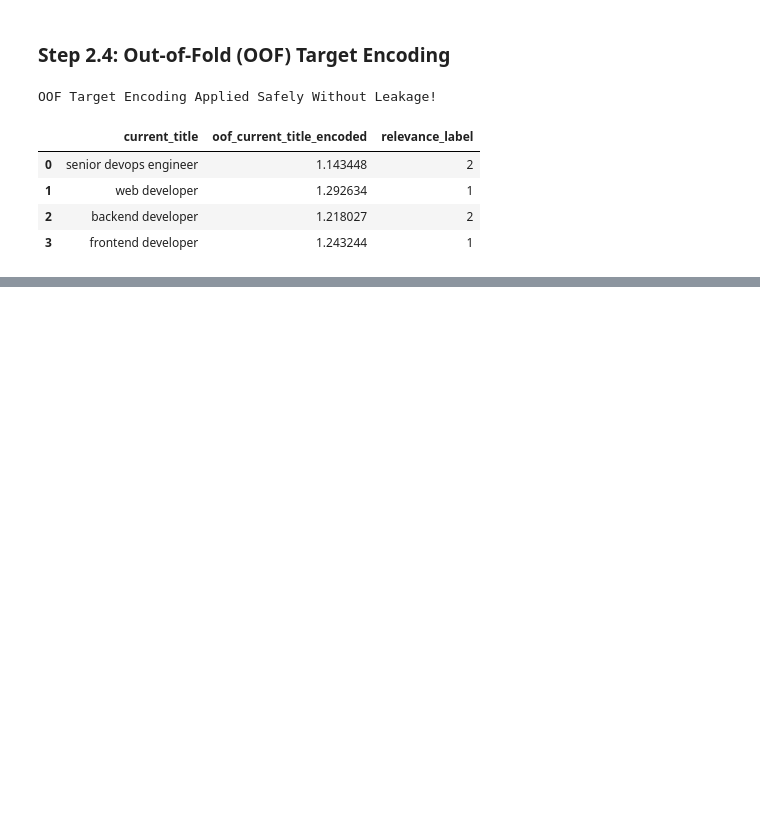
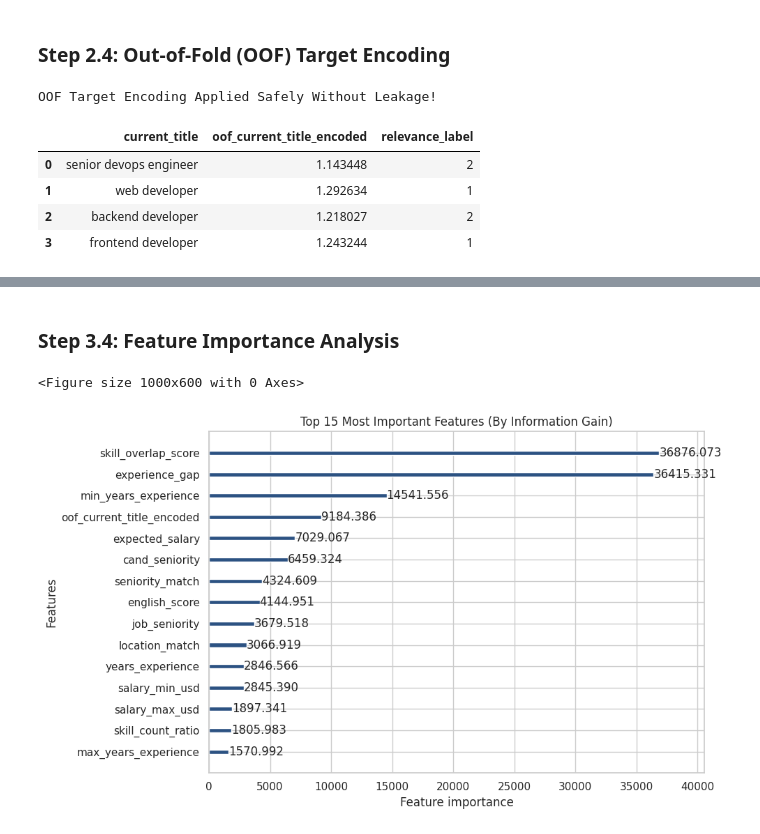
Before and after one commit to Parsa-Saeednia/UT-DataScience-Spring2026, a Jupyter notebook: Assignments/CA3/task3_CandidateRanking.ipynb, the cells around one changed output, grey strips where cells are left out. Saved outputs shown, nothing was run; the diff lists cells and outputs as text; code cells hidden in the pictures; blank space fills up the shorter version.

Commit message:
Implemented ranker model for CA3/task3

```diff
--- a/Assignments/CA3/task3_CandidateRanking.ipynb
+++ b/Assignments/CA3/task3_CandidateRanking.ipynb
@@ -416,0 +447,29 @@ OOF Target Encoding Applied Safely Without Leakage!
+# %%
+# --- 3.2 Query Group Structuring ---
+
+# 1. Sort the datasets by job_id (MANDATORY FOR RANKERS)
+train_set = train_set.sort_values('job_id')
+val_set = val_set.sort_values('job_id')
+
+# 2. Extract group sizes (e.g., Job A has 15 applicants, Job B has 8)
+train_groups = train_set.groupby('job_id').size().to_numpy()
+val_groups = val_set.groupby('job_id').size().to_numpy()
+
+# 3. Define the features we want the model to learn from (Exclude strings and IDs)
+cols_to_drop = [
+    'application_id', 'candidate_id', 'job_id', 'application_date', 'relevance_label',
+    'job_title', 'required_skills', 'salary_currency', 'job_location', 'remote_allowed', 'industry',
+    'current_title', 'skills', 'education_level', 'university', 'previous_companies', 'certifications',
+    'english_proficiency', 'candidate_location', 'willing_to_relocate', 'account_created_date',
+    'job_posted_date', 'company_size' # <-- FIXED: Added the string columns causing the crash
+]
+
+# Keep only engineered numerical features
+features = [c for c in train_full.columns if c not in cols_to_drop]
+
+# 4. Prepare X and y matrices
+X_train, y_train = train_set[features], train_set['relevance_label']
+X_val, y_val = val_set[features], val_set['relevance_label']
+
+print(f"Features used for training ({len(features)} total): {features}")
+print(f"\nSample Train Groups Array: {train_groups[:5]}")
@@ -416,0 +564,19 @@ OOF Target Encoding Applied Safely Without Leakage!
+# %% [markdown]
+### Step 3.4: Feature Importance Analysis
+# %%
+# --- 3.4 Feature Importance Analysis ---
+
+plt.figure(figsize=(10, 6))
+lgb.plot_importance(
+    best_model,
+    max_num_features=15,
+    importance_type='gain',
+    title='Top 15 Most Important Features (By Information Gain)',
+    color='#2c5282'
+)
+plt.tight_layout()
+plt.savefig('assets/images/05_feature_importance.png', bbox_inches='tight', dpi=300)
+plt.show()
+# %% [output]
+<Figure size 1000x600 with 0 Axes>
+[figure, added]
```
Also changed, not shown: parts of 9 cells of this notebook.
